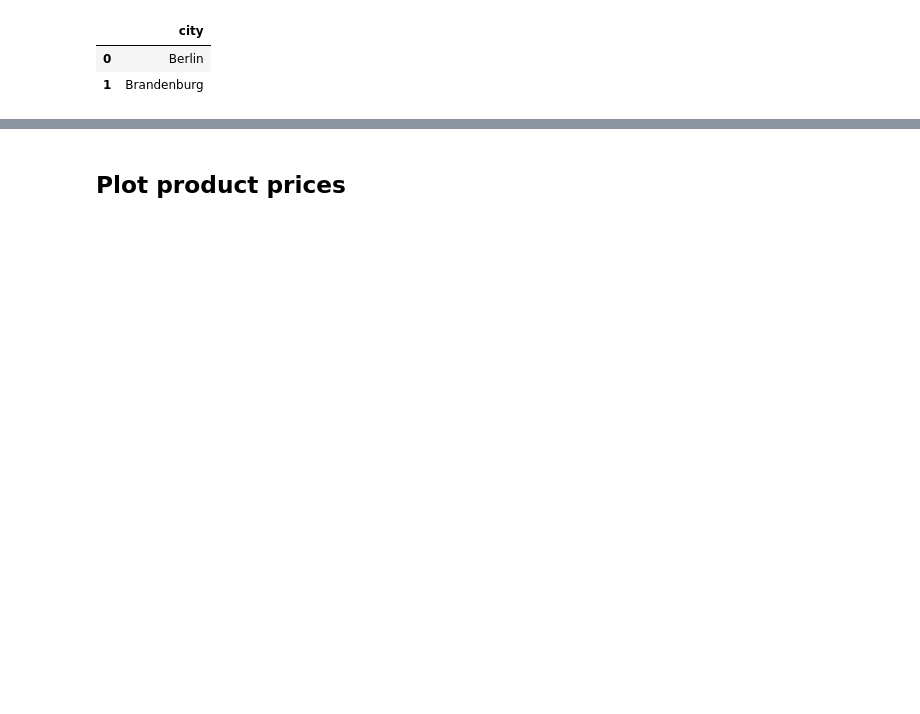
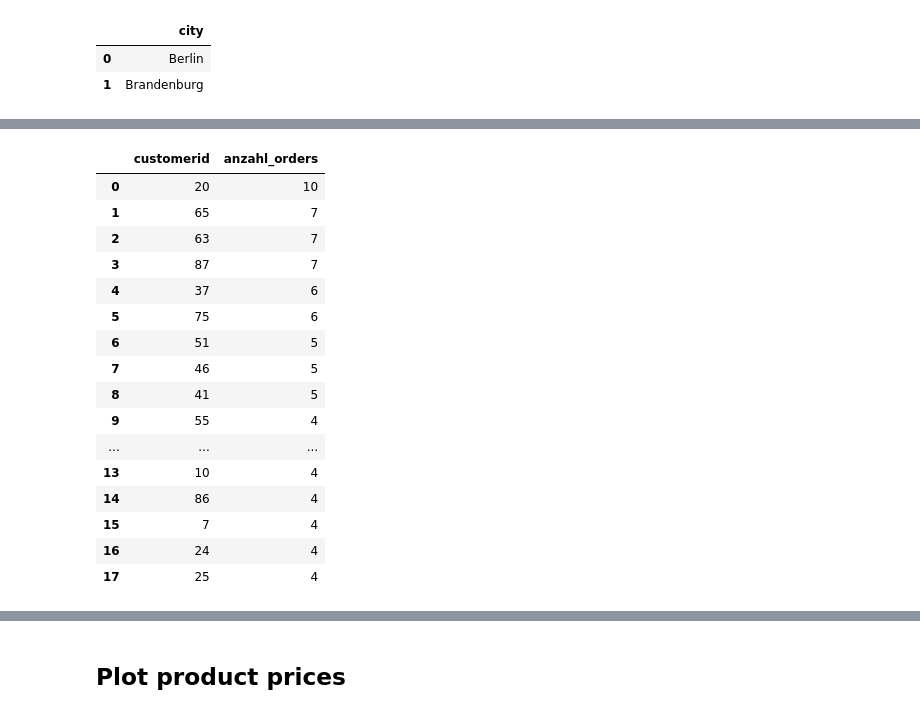
Before and after one commit to LeonCZHAW/python_postgresql_pgadmin, a Jupyter notebook: postgres_northwind_data.ipynb, the cells around one changed output, grey strips where cells are left out. Cells and saved outputs as stored; diff of their text form; code cells hidden in the pictures; blank space fills up the shorter version.

```diff
--- a/postgres_northwind_data.ipynb
+++ b/postgres_northwind_data.ipynb
@@ -288 +289,39 @@ df_sub
 74 rows × 2 columns
+# %%
+#What are the customers who have placed more than 3 orders?
+
+# Create SQLAlchemy Engine
+engine = create_engine(db_connection_url)
+
+# Write data to table
+df_sub = pd.read_sql_query('''
+SELECT customerid, COUNT(*) AS anzahl_orders
+FROM orders
+GROUP BY customerid
+HAVING COUNT(*) > 3
+ORDER BY anzahl_orders DESC
+''', con=engine)
+
+# Dispose the engine
+engine.dispose()
+
+# Show the data
+df_sub
+# %% [output]
+|  | customerid | anzahl_orders |
+| 0 | 20 | 10 |
+| 1 | 65 | 7 |
+| 2 | 63 | 7 |
+| 3 | 87 | 7 |
+| 4 | 37 | 6 |
+| 5 | 75 | 6 |
+| 6 | 51 | 5 |
+| 7 | 46 | 5 |
+| 8 | 41 | 5 |
+| 9 | 55 | 4 |
+| ... | ... | ... |
+| 13 | 10 | 4 |
+| 14 | 86 | 4 |
+| 15 | 7 | 4 |
+| 16 | 24 | 4 |
+| 17 | 25 | 4 |
```
Also changed, not shown: parts of 4 cells of this notebook, 1 other file.
